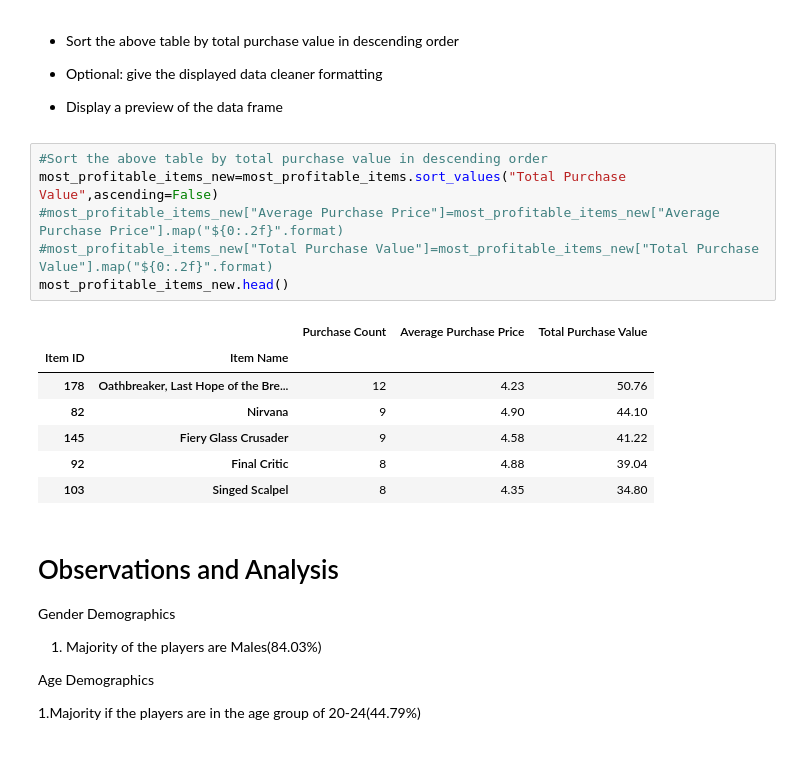
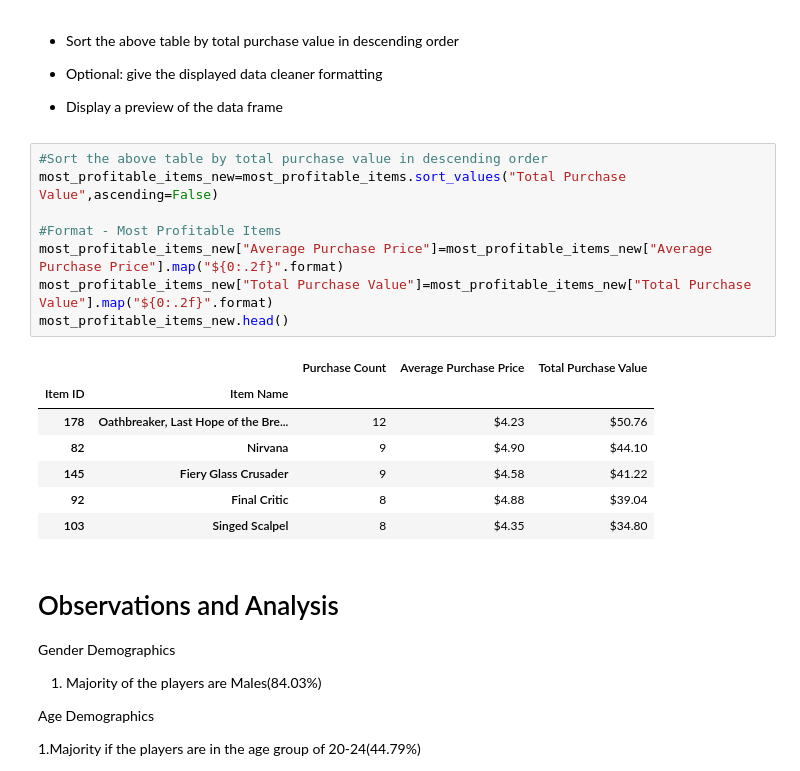
Before and after one commit to LolitaDias/Pandas-Analysis-of-the-fantasy-game-Heroes-of-Pymoli, a Jupyter notebook: HeroesOfPymoli/HeroesOfPymoli.ipynb, the cells around one changed output. Saved outputs shown, nothing was run; the diff lists cells and outputs as text.

```diff
--- a/HeroesOfPymoli/HeroesOfPymoli.ipynb
+++ b/HeroesOfPymoli/HeroesOfPymoli.ipynb
@@ -421,17 +438,19 @@ new_popular_items.head()
 # %%
 #Sort the above table by total purchase value in descending order
 most_profitable_items_new=most_profitable_items.sort_values("Total Purchase Value",ascending=False)
-#most_profitable_items_new["Average Purchase Price"]=most_profitable_items_new["Average Purchase Price"].map("${0:.2f}".format)
-#most_profitable_items_new["Total Purchase Value"]=most_profitable_items_new["Total Purchase Value"].map("${0:.2f}".format)
+
+#Format - Most Profitable Items
+most_profitable_items_new["Average Purchase Price"]=most_profitable_items_new["Average Purchase Price"].map("${0:.2f}".format)
+most_profitable_items_new["Total Purchase Value"]=most_profitable_items_new["Total Purchase Value"].map("${0:.2f}".format)
 most_profitable_items_new.head()
 # %% [output]
 |  |  | Purchase Count | Average Purchase Price | Total Purchase Value |
 | Item ID | Item Name |  |  |  |
-| 178 | Oathbreaker, Last Hope of the Bre... | 12 | 4.23 | 50.76 |
-| 82 | Nirvana | 9 | 4.90 | 44.10 |
-| 145 | Fiery Glass Crusader | 9 | 4.58 | 41.22 |
-| 92 | Final Critic | 8 | 4.88 | 39.04 |
-| 103 | Singed Scalpel | 8 | 4.35 | 34.80 |
+| 178 | Oathbreaker, Last Hope of the Bre... | 12 | $4.23 | $50.76 |
+| 82 | Nirvana | 9 | $4.90 | $44.10 |
+| 145 | Fiery Glass Crusader | 9 | $4.58 | $41.22 |
+| 92 | Final Critic | 8 | $4.88 | $39.04 |
+| 103 | Singed Scalpel | 8 | $4.35 | $34.80 |
 # %% [markdown]
 # Observations and Analysis
 
```
Also changed, not shown: parts of 7 cells of this notebook.
